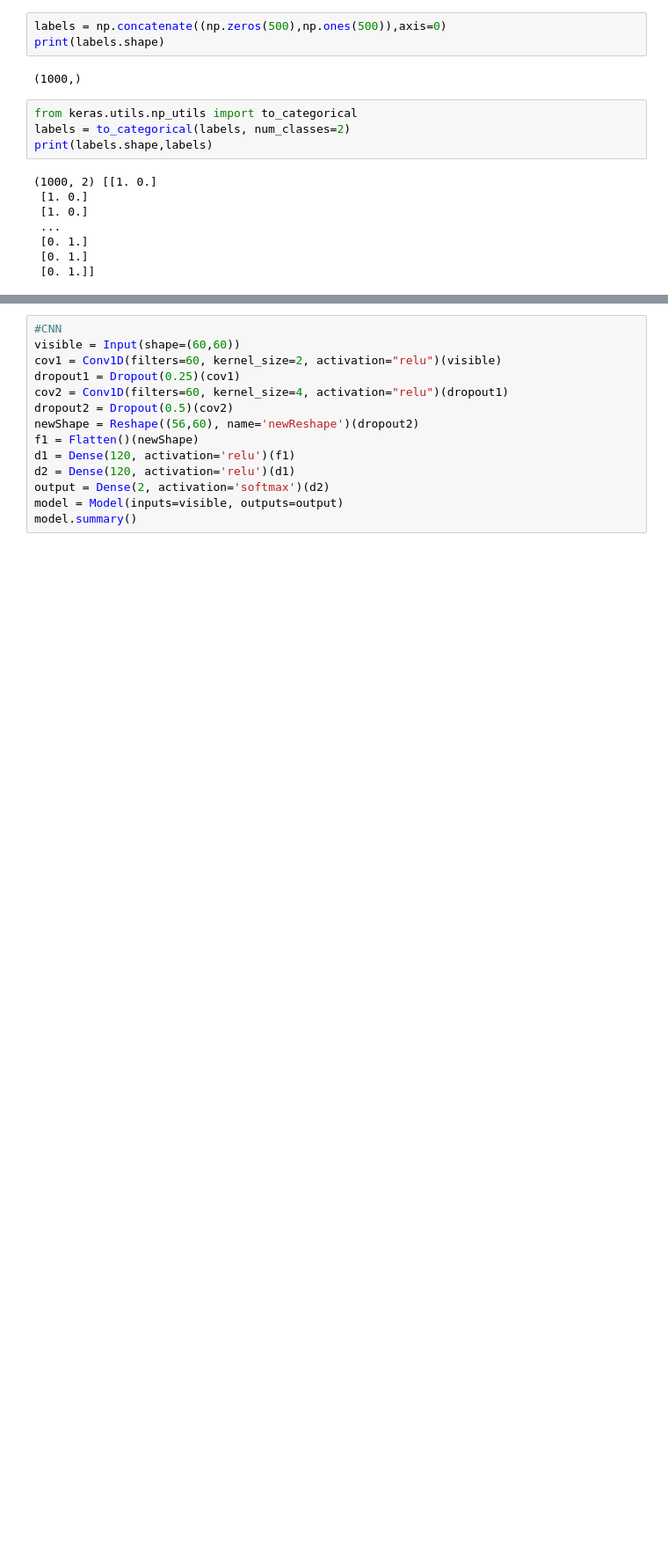
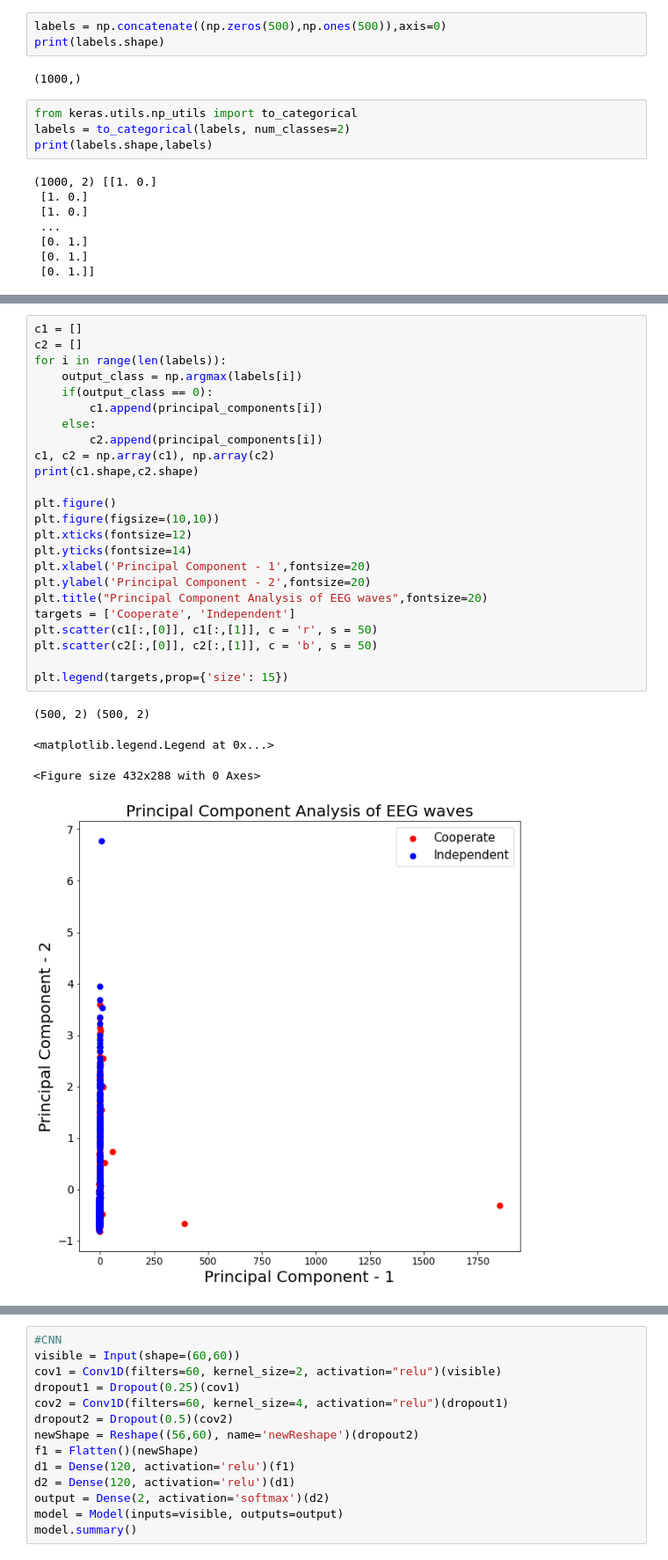
Before and after one commit to Syed-Osama-Hussain/Imagined-Speech-Prediction-from-EEG, a Jupyter notebook: Long_words_PCA_TSNE.ipynb, the cells around one changed output, grey strips where cells are left out. Shown at 88% size. Cells and saved outputs as stored; diff of their text form; blank space fills up the shorter version.

```diff
--- a/Long_words_PCA_TSNE.ipynb
+++ b/Long_words_PCA_TSNE.ipynb
@@ -83,0 +98,29 @@ print(pca.explained_variance_ratio_)
+# %%
+c1 = []
+c2 = []
+for i in range(len(labels)):
+    output_class = np.argmax(labels[i])
+    if(output_class == 0):
+        c1.append(principal_components[i])
+    else:
+        c2.append(principal_components[i])
+c1, c2 = np.array(c1), np.array(c2)
+print(c1.shape,c2.shape)
+
+plt.figure()
+plt.figure(figsize=(10,10))
+plt.xticks(fontsize=12)
+plt.yticks(fontsize=14)
+plt.xlabel('Principal Component - 1',fontsize=20)
+plt.ylabel('Principal Component - 2',fontsize=20)
+plt.title("Principal Component Analysis of EEG waves",fontsize=20)
+targets = ['Cooperate', 'Independent']
+plt.scatter(c1[:,[0]], c1[:,[1]], c = 'r', s = 50)
+plt.scatter(c2[:,[0]], c2[:,[1]], c = 'b', s = 50)
+
+plt.legend(targets,prop={'size': 15})
+# %% [output]
+(500, 2) (500, 2)
+<matplotlib.legend.Legend at 0x...>
+<Figure size 432x288 with 0 Axes>
+[figure, added]
```
Also changed, not shown: parts of 10 cells of this notebook.
